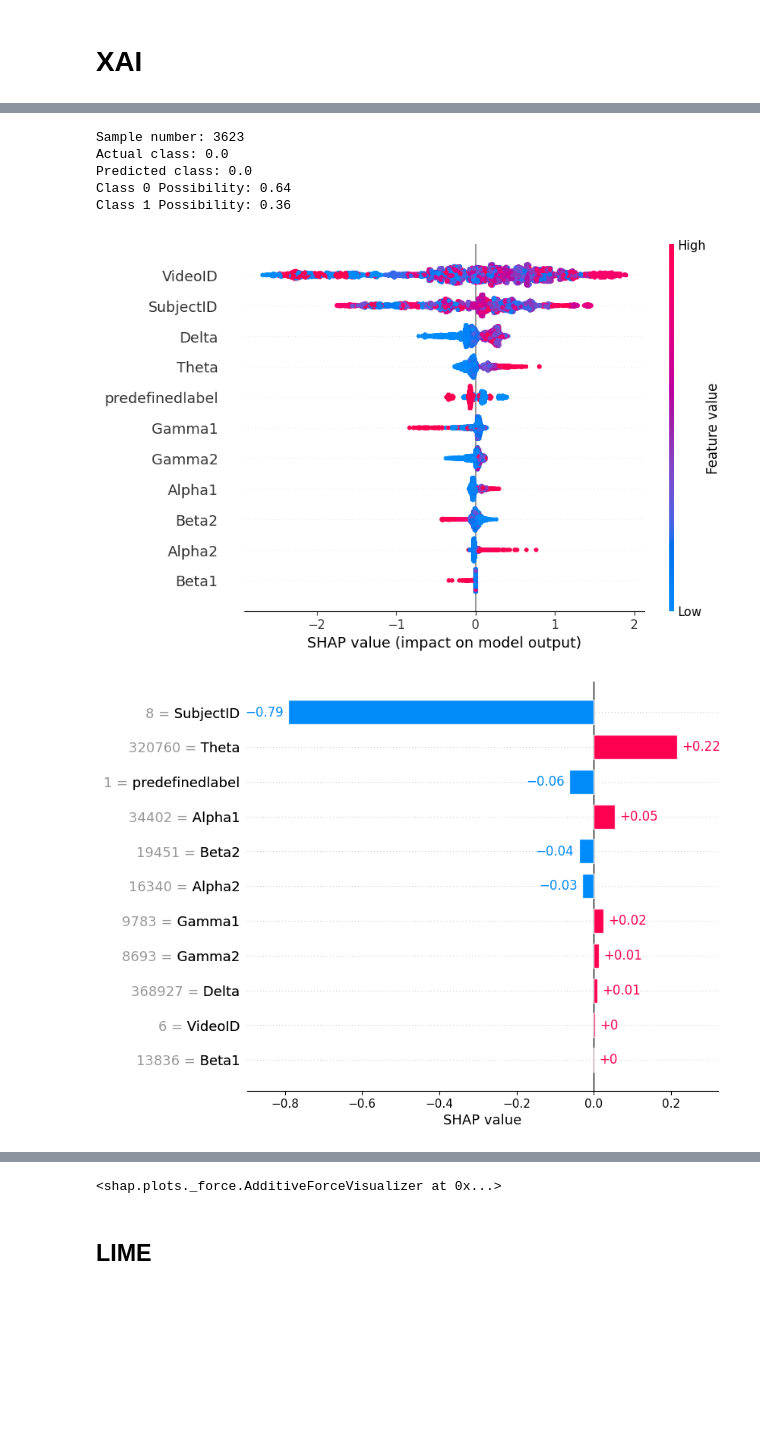
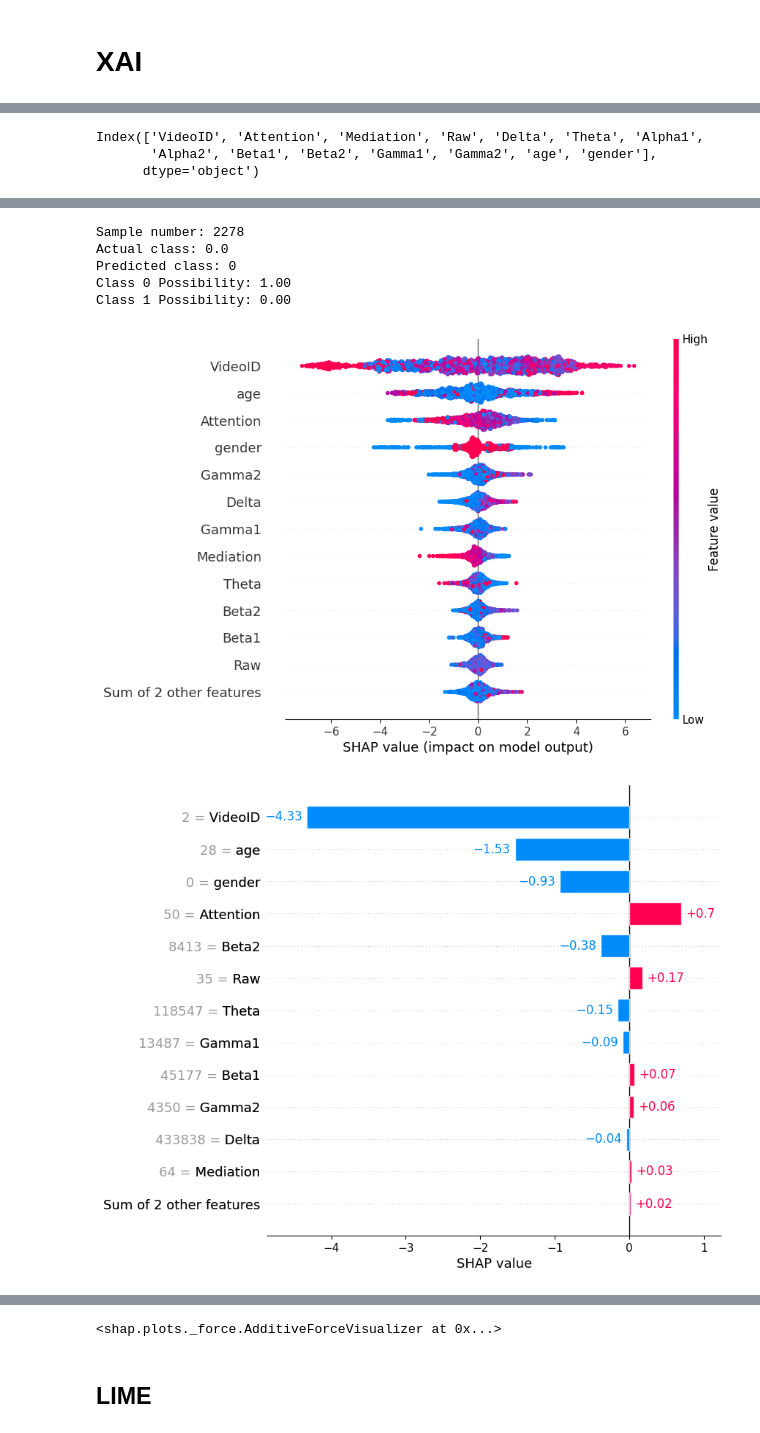
Before and after one commit to fahim-muntasir-niloy/ATTENTION-EEG-XAI, a Jupyter notebook: attention_eeg.ipynb, the cells around one changed output, grey strips where cells are left out. Drawn from its saved outputs; the diff is of its cells as text; code cells hidden in the pictures; blank space fills up the shorter version.

Commit message:
acc 91, SHAP LIME Corrected

```diff
--- a/attention_eeg.ipynb
+++ b/attention_eeg.ipynb
@@ -5,6 +7,7 @@ import matplotlib.pyplot as plt
 import seaborn as sns
 
 df = pd.read_csv('Attention_EEG_data.csv')
+demographic = pd.read_csv("demographic_info.csv")
 df.head()
 # %% [output]
 |  | SubjectID | VideoID | Attention | Mediation | Raw | Delta | Theta | Alpha1 | Alpha2 | Beta1 | ... |
@@ -97,11 +107,11 @@ def print_metrics(y_test, y_pred):
     print(f"ROC_AUC Score: {roc_auc_score(y_test, y_pred):.2f}")
     # return  sns.heatmap(confusion_matrix(y_test,y_pred), annot=True)
 # %%
-X = singleStuent.drop('user-definedlabeln', axis=1)
-y = singleStuent['user-definedlabeln']
+X = singleStudent.drop('user-definedlabeln', axis=1)
+y = singleStudent['user-definedlabeln']
 
 
-X_train, X_test, y_train, y_test = train_test_split(X,y, train_size= .7, random_state=42)
+X_train, X_test, y_train, y_test = train_test_split(X,y, train_size= .8, random_state=42)
 # %% [markdown]
 ## Statistical Significance
 # %%
@@ -142,13 +138,13 @@ dtype: float64
 # %%
 classifiers = [
     XGBClassifier(max_depth=10),
-    LogisticRegression(max_iter=1500),
-    SVC(),
-    KNeighborsClassifier(),
-    DecisionTreeClassifier(max_depth=7),
-    GradientBoostingClassifier(),
-    AdaBoostClassifier(),
-    RandomForestClassifier()
+    # LogisticRegression(max_iter=1500),
+    SVC(kernel='linear'),
+    KNeighborsClassifier(n_neighbors=10),
+    DecisionTreeClassifier(max_depth=10),
+    GradientBoostingClassifier(max_depth=10),
+    # AdaBoostClassifier(),
+    RandomForestClassifier(max_depth=10)
 ]
 
 for clf in classifiers:
@@ -201,11 +180,11 @@ ___________________________________________________
 # %%
-from sklearn.metrics import ConfusionMatrixDisplay
-for i in classifiers:
-    i.fit(X_train, y_train)
-    y_pred = i.predict(X_test)
-    print(i)
-    cm = confusion_matrix(y_test, y_pred, normalize='pred')
-    cmd = ConfusionMatrixDisplay(cm)
-    cmd.plot(cmap='rocket', colorbar=True)
-    plt.show()
-    print("_____________________________________________")
+# from sklearn.metrics import ConfusionMatrixDisplay
+# for i in classifiers:
+#     i.fit(X_train, y_train)
+#     y_pred = i.predict(X_test)
+#     print(i)
+#     cm = confusion_matrix(y_test, y_pred, normalize='pred')
+#     cmd = ConfusionMatrixDisplay(cm)
+#     cmd.plot(cmap='rocket', colorbar=True)
+#     plt.show()
+#     print("_____________________________________________")
@@ -275,11 +252,19 @@ def shap_plot(base_model, instance):
+# %%
+X_test.columns
+# %% [output]
+Index(['VideoID', 'Attention', 'Mediation', 'Raw', 'Delta', 'Theta', 'Alpha1',
+       'Alpha2', 'Beta1', 'Beta2', 'Gamma1', 'Gamma2', 'age', 'gender'],
+      dtype='object')
 # %%
-shap_plot(GradientBoostingClassifier(), np.random.randint(0, X_test.shape[0]))
+sampleNumber = np.random.randint(0, X_test.shape[0])
+
+shap_plot(XGBClassifier(max_depth=10), sampleNumber)
 # %% [output]
 [interactive output not drawn]
-Sample number: 3623
+Sample number: 2278
 Actual class: 0.0
-Predicted class: 0.0
-Class 0 Possibility: 0.64
-Class 1 Possibility: 0.36
+Predicted class: 0
+Class 0 Possibility: 1.00
+Class 1 Possibility: 0.00
-[figure, old version]
+[figure, new version]
-[figure, old version]
+[figure, new version]
```
Also changed, not shown: parts of 29 cells of this notebook, 1 other file.
